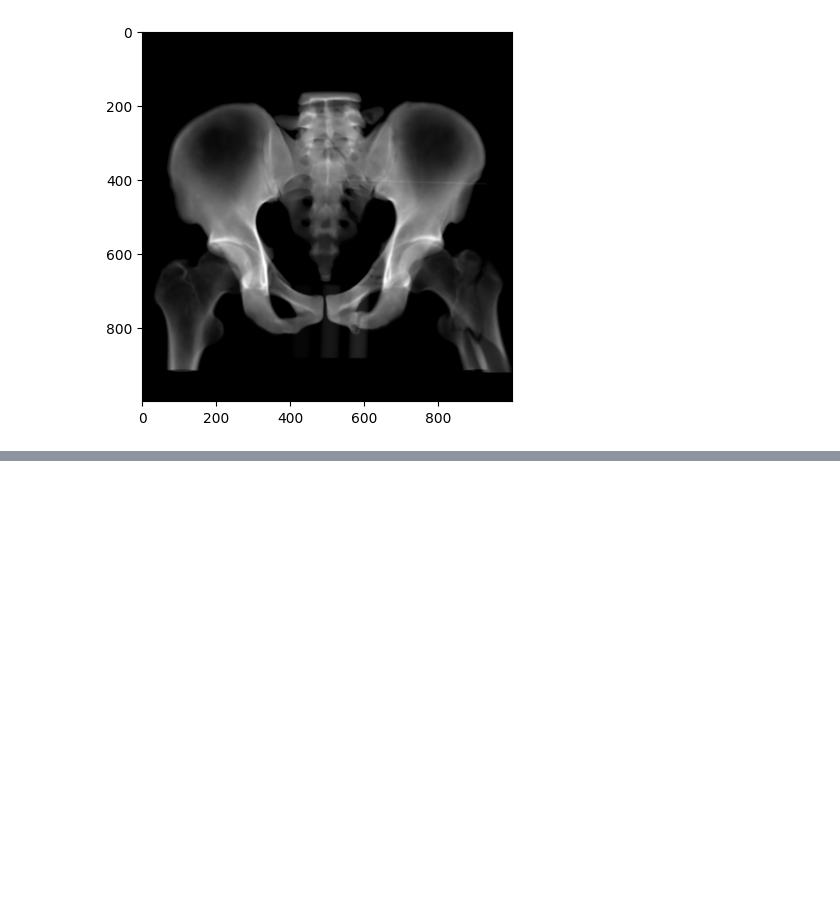
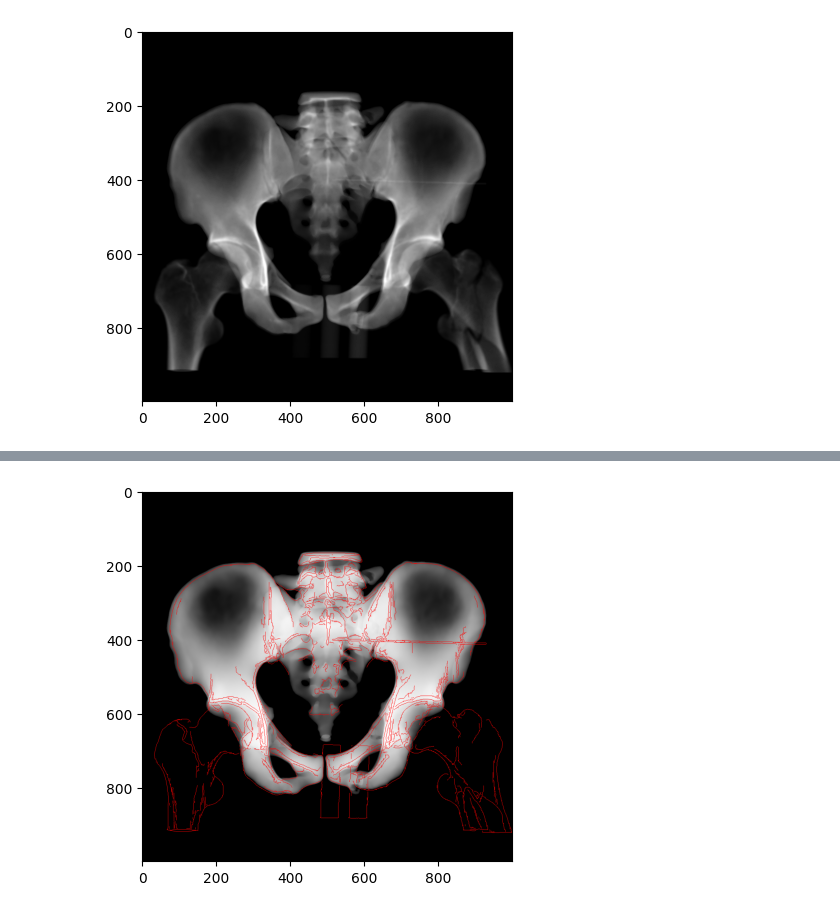
Before and after one commit to Vojtech-Benda/ca_isf, a Jupyter notebook: plotImages.ipynb, the cells around one changed output, grey strips where cells are left out. Saved outputs shown, nothing was run; the diff lists cells and outputs as text; code cells hidden in the pictures; blank space fills up the shorter version.

```diff
--- a/plotImages.ipynb
+++ b/plotImages.ipynb
@@ -121,0 +100,14 @@ plotAlphaBlend(movingFinalImageRescaled, fixedImageRescaled, alpha=0.6)
+# %%
+cannyEdges = sitk.CannyEdgeDetection(sitk.GetImageFromArray(images["movingFinalImage"]),
+                                     lowerThreshold=200, upperThreshold=700)
+cannyEdgesMorph = sitk.BinaryClosingByReconstruction(sitk.Cast(cannyEdges, sitk.sitkUInt8),
+                                                  kernelRadius=(0, 0, 1), kernelType=sitk.sitkAnnulus)
+edgeLabel = sitk.LabelContour(255 * cannyEdgesMorph)
+imagesCombined = sitk.LabelOverlay(image=fixedImageRescaled,
+                                   labelImage=edgeLabel,
+                                   opacity=1.0, backgroundValue=0.0, colormap=(255, 0, 0))
+# %%
+plt.imshow(sitk.GetArrayViewFromImage(imagesCombined))
+plt.show()
+# %% [output]
+[figure, added]
```
Also changed, not shown: parts of 14 cells of this notebook, 4 other files.
